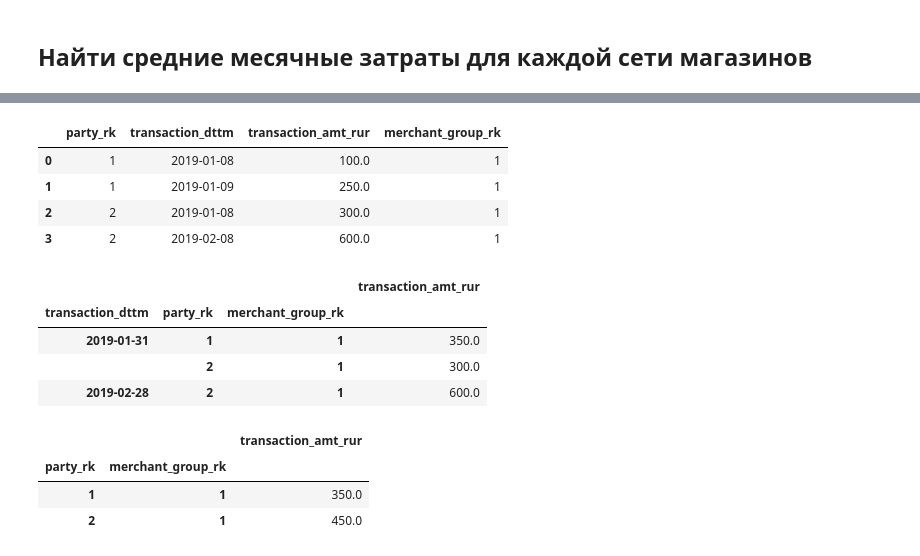
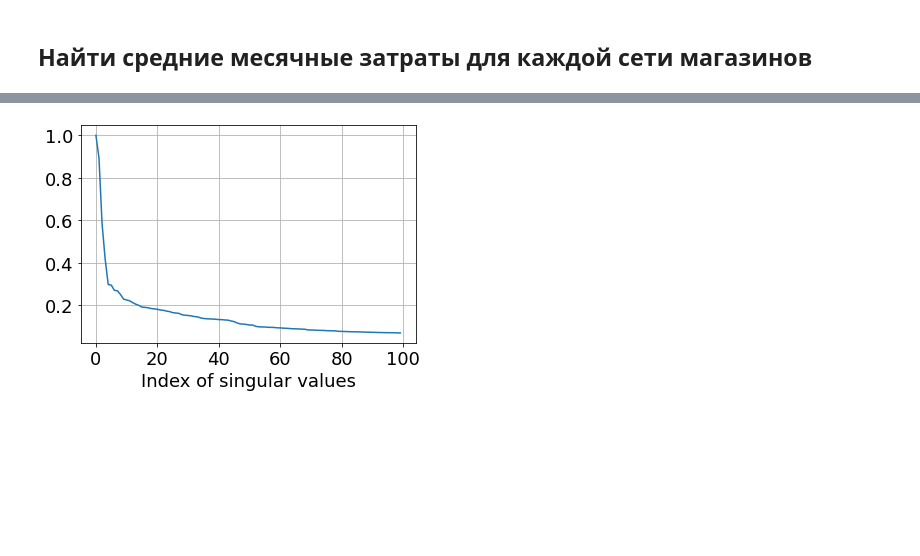
Before and after one commit to egorgladin/financial_advice, a Jupyter notebook: bank_topic_modelling.ipynb, the cells around one changed output, grey strips where cells are left out. Drawn from its saved outputs; the diff is of its cells as text; code cells hidden in the pictures; blank space fills up the shorter version.

```diff
--- a/bank_topic_modelling.ipynb
+++ b/bank_topic_modelling.ipynb
@@ -85,0 +111,6 @@ df_monthly.head()
+# %%
+df_monthly_portion = pd.merge(df_monthly, df_monthly_overall, on='party_rk')
+df_monthly_portion['portion'] = df_monthly_portion.avg_monthly_amt / df_monthly_portion.avg_monthly_amt_overall
+df_monthly_portion.drop(columns=['avg_monthly_amt', 'avg_monthly_amt_overall'], inplace=True)
+print(df_monthly_portion.shape)
+df_monthly_portion.head()
@@ -85,0 +134,12 @@ df_monthly.head()
+# %%
+print(f"Min client ID: {df_monthly_portion.party_rk.values.min()},", \
+      f"max client ID: {df_monthly_portion.party_rk.values.max()}")
+df_monthly_portion.party_rk = df_monthly_portion.party_rk.rank(method='dense').astype(int) - 1
+print(f"Min client ID after renumbering: {df_monthly_portion.party_rk.values.min()},", \
+      f"max client ID after renumbering: {df_monthly_portion.party_rk.values.max()}")
+
+print(f"\nMin merchant group ID: {df_monthly_portion.merchant_group_rk.values.min()},", \
+      f"max merchant group ID: {df_monthly_portion.merchant_group_rk.values.max()}")
+df_monthly_portion.merchant_group_rk = df_monthly_portion.merchant_group_rk.rank(method='dense').astype(int) - 1
+print(f"Min merchant group ID after renumbering: {df_monthly_portion.merchant_group_rk.values.min()},", \
+      f"max merchant group ID after renumbering: {df_monthly_portion.merchant_group_rk.values.max()}")
@@ -86,3 +152,4 @@ df_monthly.head()
 # %%
-data_matrix = spsp.csr_matrix((df_monthly.transaction_amt_rur.values,
-                              (df_monthly.party_rk.values, ratings.movieid.values)))
+data_matrix = spsp.csr_matrix((df_monthly_portion.portion.values,
+                              (df_monthly_portion.party_rk.values, df_monthly_portion.merchant_group_rk.values)))
+print(data_matrix.shape)
@@ -103,30 +158,11 @@ df_monthly.head()
-# %%
-df1 = pd.DataFrame({'party_rk':         [1,            1,            2,            2],
-                    'transaction_dttm': ['2019-01-08', '2019-01-09', '2019-01-08', '2019-02-08'],
-                    'transaction_amt_rur': [100.,      250.,         300.,         600.],
-                    'merchant_group_rk': [1,           1,            1,            1]})
-df1.transaction_dttm = pd.to_datetime(df1.transaction_dttm)
-df1.head()
-# %% [output]
-|  | party_rk | transaction_dttm | transaction_amt_rur | merchant_group_rk |
-| 0 | 1 | 2019-01-08 | 100.0 | 1 |
-| 1 | 1 | 2019-01-09 | 250.0 | 1 |
-| 2 | 2 | 2019-01-08 | 300.0 | 1 |
-| 3 | 2 | 2019-02-08 | 600.0 | 1 |
-# %%
-monthly = pd.Grouper(key='transaction_dttm',freq='M')
-df1_monthly = df1.groupby([monthly, 'party_rk', 'merchant_group_rk']).agg({'transaction_amt_rur': 'sum'})
-df1_monthly.head()
-# %% [output]
-|  |  |  | transaction_amt_rur |
-| transaction_dttm | party_rk | merchant_group_rk |  |
-| 2019-01-31 | 1 | 1 | 350.0 |
-|  | 2 | 1 | 300.0 |
-| 2019-02-28 | 2 | 1 | 600.0 |
-# %%
-df1_monthly.groupby(['party_rk', 'merchant_group_rk']).agg({'transaction_amt_rur': 'mean'})
-# %% [output]
-|  |  | transaction_amt_rur |
-| party_rk | merchant_group_rk |  |
-| 1 | 1 | 350.0 |
-| 2 | 1 | 450.0 |
+# %%
+rank = 100
+_, S, Vt = spsplin.svds(data_matrix, k=rank, return_singular_vectors='vh')
+# %%
+plt.plot(S[::-1] / S[-1])
+plt.xlabel("Index of singular values", fontsize=18)
+plt.yticks(fontsize=18)
+plt.xticks(fontsize=18)
+plt.grid(True)
+# %% [output]
+[figure, added]
```
Also changed, not shown: parts of 18 cells of this notebook.
